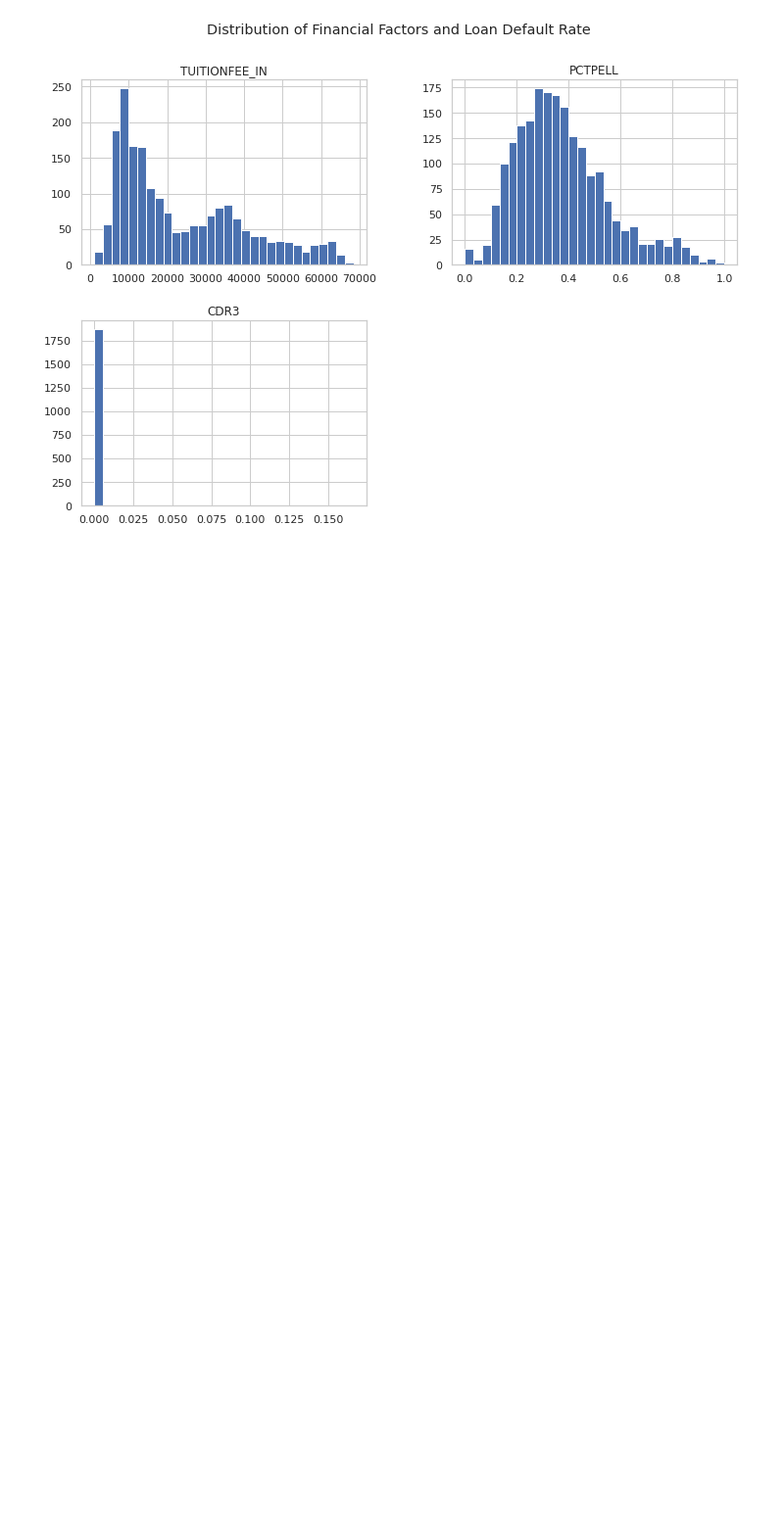
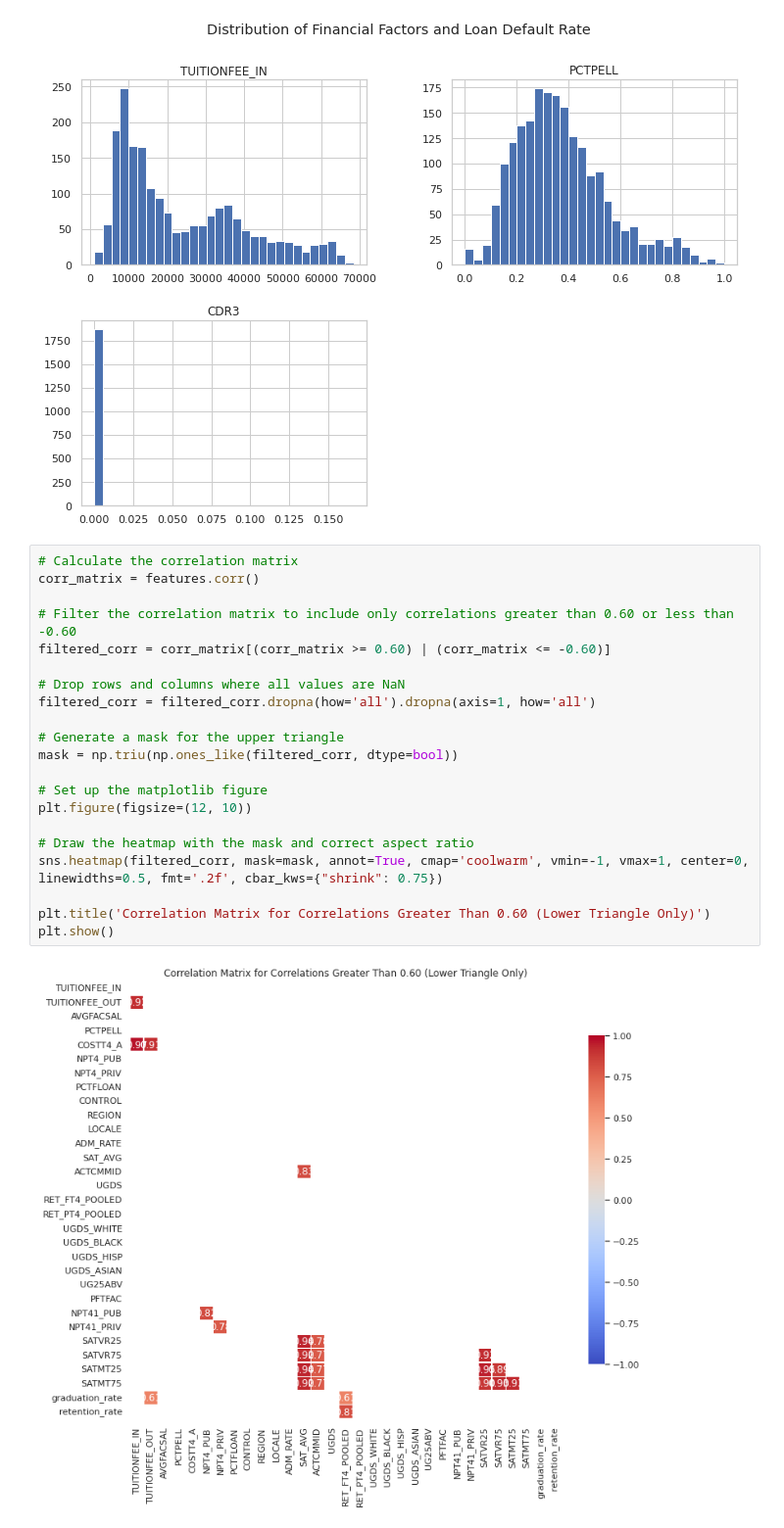
Before and after one commit to Sylivera/Udacity_Capstone_Project, a Jupyter notebook: Capstone Project .ipynb, the cells around one changed output. Shown at 98% size. Cells and saved outputs as stored; diff of their text form; blank space fills up the shorter version.

```diff
--- a/Capstone Project .ipynb
+++ b/Capstone Project .ipynb
@@ -278,3 +429,26 @@ plt.suptitle('Distribution of Financial Factors and Loan Default Rate')
 plt.show()
 # %% [output]
 [figure]
+# %%
+# Calculate the correlation matrix
+corr_matrix = features.corr()
+
+# Filter the correlation matrix to include only correlations greater than 0.60 or less than -0.60
+filtered_corr = corr_matrix[(corr_matrix >= 0.60) | (corr_matrix <= -0.60)]
+
+# Drop rows and columns where all values are NaN
+filtered_corr = filtered_corr.dropna(how='all').dropna(axis=1, how='all')
+
+# Generate a mask for the upper triangle
+mask = np.triu(np.ones_like(filtered_corr, dtype=bool))
+
+# Set up the matplotlib figure
+plt.figure(figsize=(12, 10))
+
+# Draw the heatmap with the mask and correct aspect ratio
+sns.heatmap(filtered_corr, mask=mask, annot=True, cmap='coolwarm', vmin=-1, vmax=1, center=0, linewidths=0.5, fmt='.2f', cbar_kws={"shrink": 0.75})
+
+plt.title('Correlation Matrix for Correlations Greater Than 0.60 (Lower Triangle Only)')
+plt.show()
+# %% [output]
+[figure, added]
```
Also changed, not shown: parts of 54 cells of this notebook, 3 other files.
